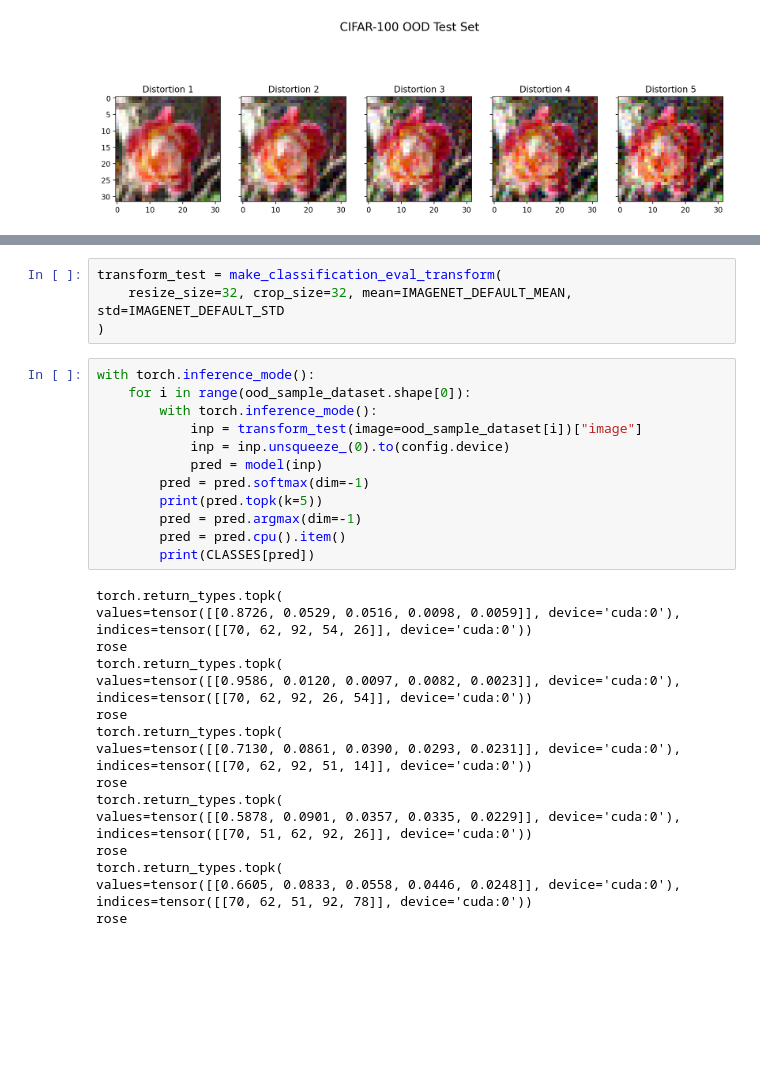
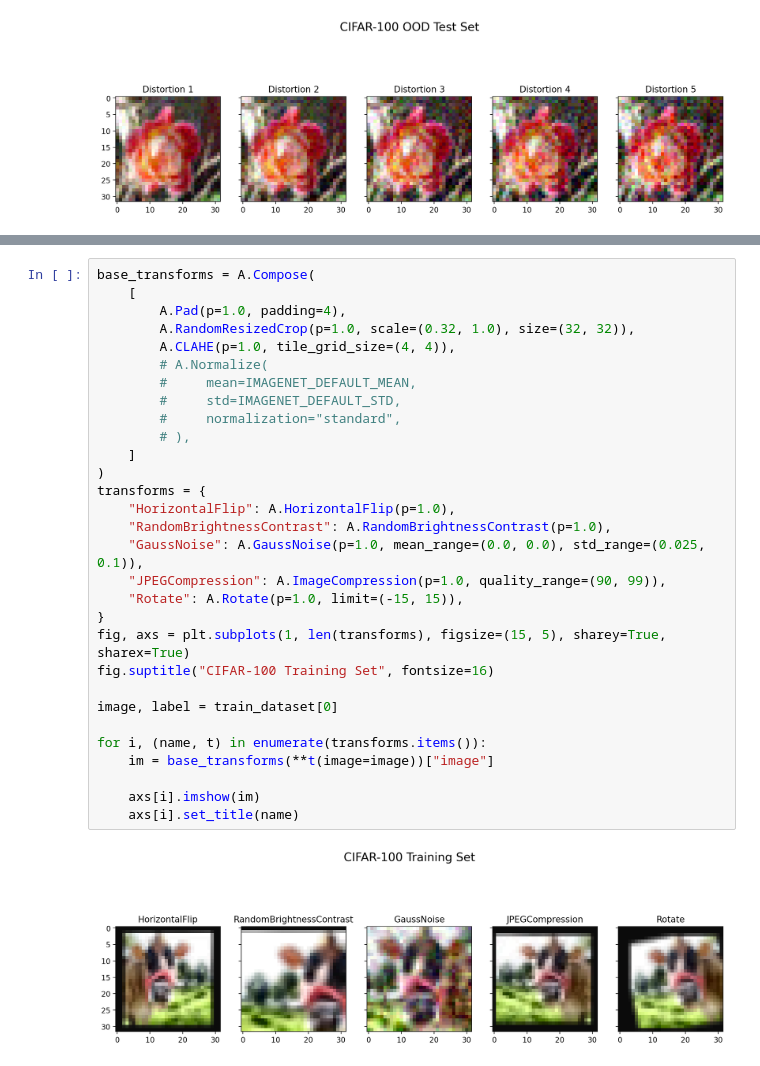
Before and after one commit to dl4ds-gh-classroom/dl4ds-spring-2025-midterm-challenge-lavaman131, a Jupyter notebook: notebooks/visualize_data.ipynb, the cells around one changed output, grey strips where cells are left out. Cells and saved outputs as stored; diff of their text form; blank space fills up the shorter version.

Commit message:
added best configs

```diff
--- a/notebooks/visualize_data.ipynb
+++ b/notebooks/visualize_data.ipynb
@@ -115,37 +76,32 @@ ConvNet(
-# %%
-transform_test = make_classification_eval_transform(
-    resize_size=32, crop_size=32, mean=IMAGENET_DEFAULT_MEAN, std=IMAGENET_DEFAULT_STD
-)
-# %%
-with torch.inference_mode():
-    for i in range(ood_sample_dataset.shape[0]):
-        with torch.inference_mode():
-            inp = transform_test(image=ood_sample_dataset[i])["image"]
-            inp = inp.unsqueeze_(0).to(config.device)
-            pred = model(inp)
-        pred = pred.softmax(dim=-1)
-        print(pred.topk(k=5))
-        pred = pred.argmax(dim=-1)
-        pred = pred.cpu().item()
-        print(CLASSES[pred])
-# %% [output]
-torch.return_types.topk(
-values=tensor([[0.8726, 0.0529, 0.0516, 0.0098, 0.0059]], device='cuda:0'),
-indices=tensor([[70, 62, 92, 54, 26]], device='cuda:0'))
-rose
-torch.return_types.topk(
-values=tensor([[0.9586, 0.0120, 0.0097, 0.0082, 0.0023]], device='cuda:0'),
-indices=tensor([[70, 62, 92, 26, 54]], device='cuda:0'))
-rose
-torch.return_types.topk(
-values=tensor([[0.7130, 0.0861, 0.0390, 0.0293, 0.0231]], device='cuda:0'),
-indices=tensor([[70, 62, 92, 51, 14]], device='cuda:0'))
-rose
-torch.return_types.topk(
-values=tensor([[0.5878, 0.0901, 0.0357, 0.0335, 0.0229]], device='cuda:0'),
-indices=tensor([[70, 51, 62, 92, 26]], device='cuda:0'))
-rose
-torch.return_types.topk(
-values=tensor([[0.6605, 0.0833, 0.0558, 0.0446, 0.0248]], device='cuda:0'),
-indices=tensor([[70, 62, 51, 92, 78]], device='cuda:0'))
-rose
+# %%
+base_transforms = A.Compose(
+    [
+        A.Pad(p=1.0, padding=4),
+        A.RandomResizedCrop(p=1.0, scale=(0.32, 1.0), size=(32, 32)),
+        A.CLAHE(p=1.0, tile_grid_size=(4, 4)),
+        # A.Normalize(
+        #     mean=IMAGENET_DEFAULT_MEAN,
+        #     std=IMAGENET_DEFAULT_STD,
+        #     normalization="standard",
+        # ),
+    ]
+)
+transforms = {
+    "HorizontalFlip": A.HorizontalFlip(p=1.0),
+    "RandomBrightnessContrast": A.RandomBrightnessContrast(p=1.0),
+    "GaussNoise": A.GaussNoise(p=1.0, mean_range=(0.0, 0.0), std_range=(0.025, 0.1)),
+    "JPEGCompression": A.ImageCompression(p=1.0, quality_range=(90, 99)),
+    "Rotate": A.Rotate(p=1.0, limit=(-15, 15)),
+}
+fig, axs = plt.subplots(1, len(transforms), figsize=(15, 5), sharey=True, sharex=True)
+fig.suptitle("CIFAR-100 Training Set", fontsize=16)
+
+image, label = train_dataset[0]
+
+for i, (name, t) in enumerate(transforms.items()):
+    im = base_transforms(**t(image=image))["image"]
+
+    axs[i].imshow(im)
+    axs[i].set_title(name)
+# %% [output]
+[figure, added]
```
Also changed, not shown: parts of 3 cells of this notebook, 18 other files.
